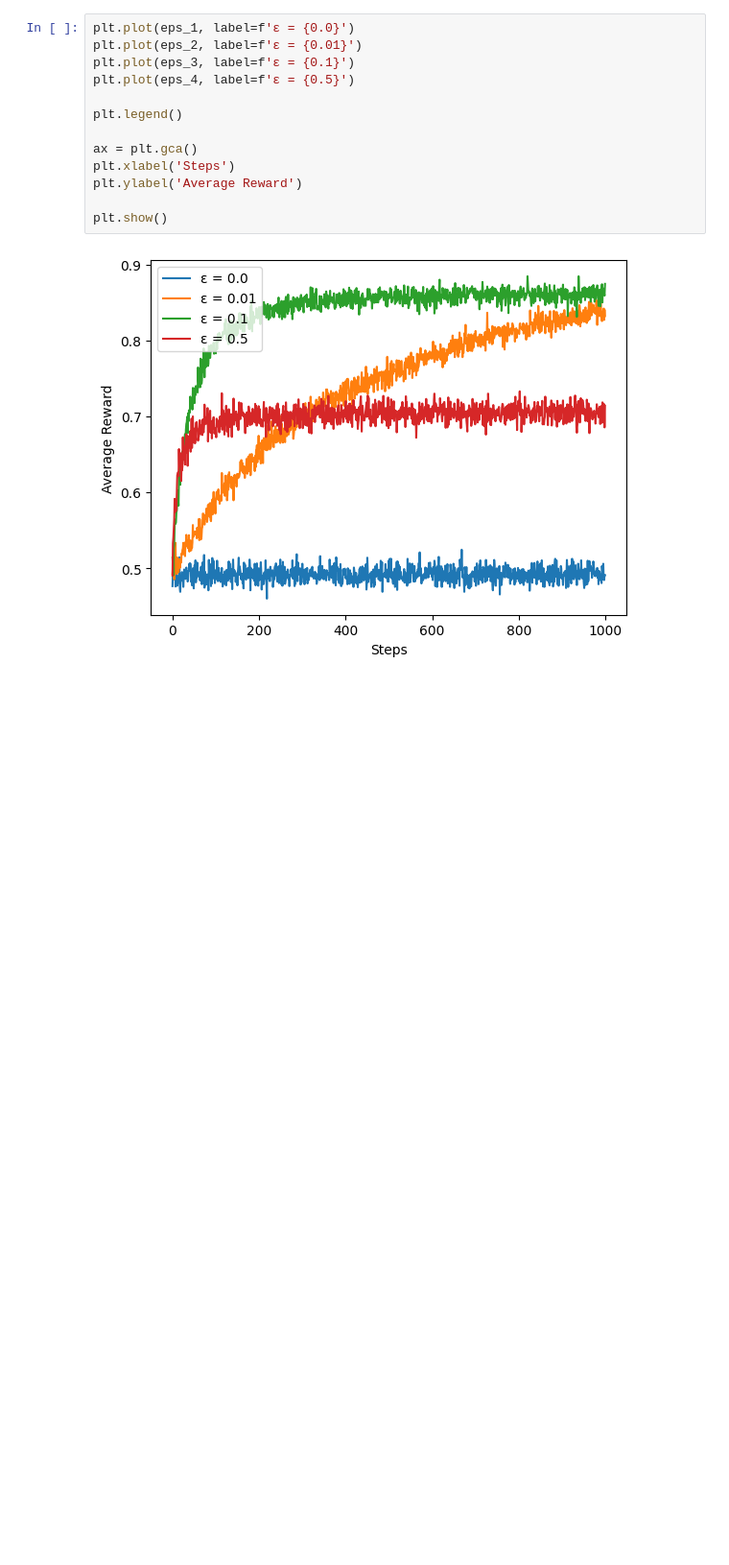
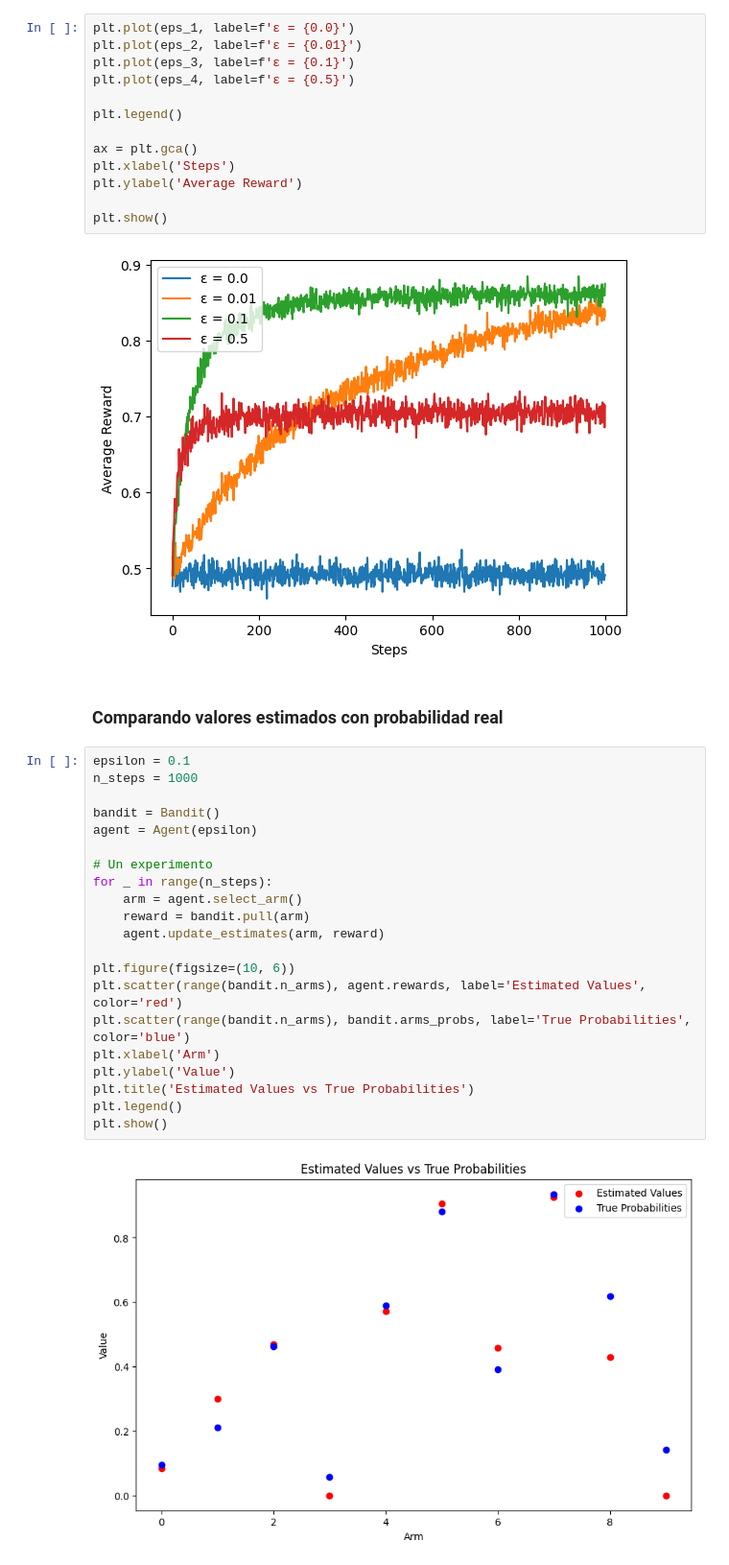
Before and after one commit to MGonza20/Lab01_RL_UVG, a Jupyter notebook: main.ipynb, the cells around one changed output. Shown at 96% size. Drawn from its saved outputs; the diff is of its cells as text; blank space fills up the shorter version.

Commit message:
Progress on plot each arm prob

```diff
--- a/main.ipynb
+++ b/main.ipynb
@@ -46,3 +46,28 @@ plt.ylabel('Average Reward')
 plt.show()
 # %% [output]
 [figure]
+# %% [markdown]
+### Comparando valores estimados con probabilidad real
+# %%
+epsilon = 0.1
+n_steps = 1000
+
+bandit = Bandit()
+agent = Agent(epsilon)
+
+# Un experimento
+for _ in range(n_steps):
+    arm = agent.select_arm()
+    reward = bandit.pull(arm)
+    agent.update_estimates(arm, reward)
+
+plt.figure(figsize=(10, 6))
+plt.scatter(range(bandit.n_arms), agent.rewards, label='Estimated Values', color='red')
+plt.scatter(range(bandit.n_arms), bandit.arms_probs, label='True Probabilities', color='blue')
+plt.xlabel('Arm')
+plt.ylabel('Value')
+plt.title('Estimated Values vs True Probabilities')
+plt.legend()
+plt.show()
+# %% [output]
+[figure, added]
```
